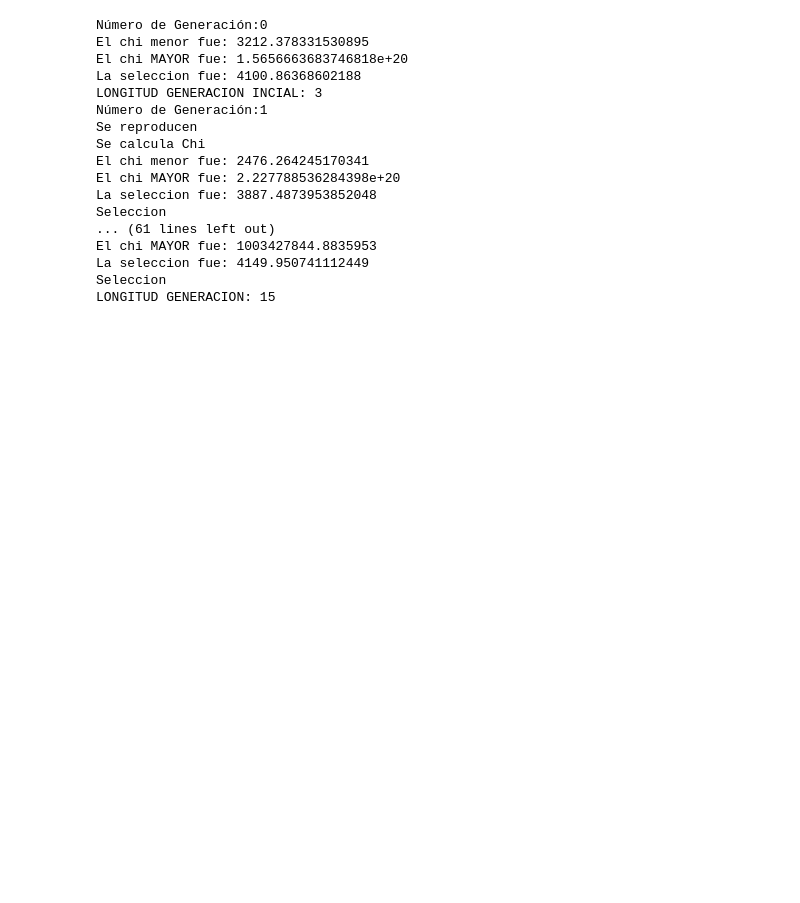
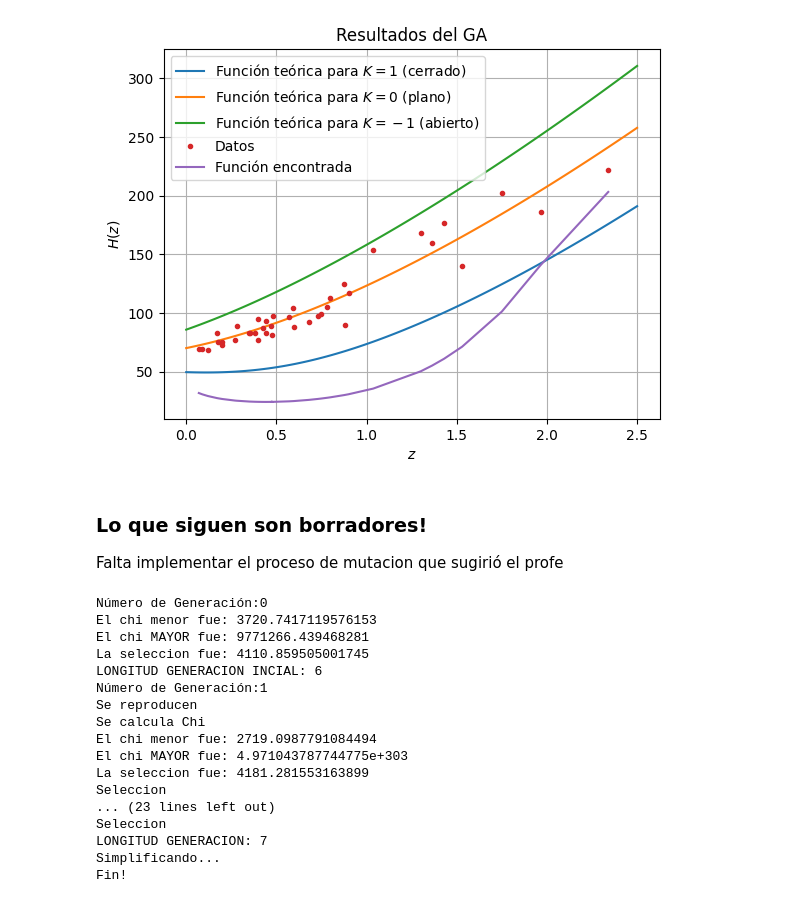
Before and after one commit to XimePS/Practica-DFI, a Jupyter notebook: Clase_GA.ipynb, the cells around one changed output. Saved outputs shown, nothing was run; the diff lists cells and outputs as text; code cells hidden in the pictures; blank space fills up the shorter version.

```diff
--- a/Clase_GA.ipynb
+++ b/Clase_GA.ipynb
@@ -237,0 +314,38 @@ La seleccion fue: 4376.568062521891
+# %%
+def H_bm(z, Omega_r, Omega_m, Omega_lambda, omega_DE, Omega_0):
+    return H_0*np.sqrt((Omega_r*(1+z)**(3*(1 + 1/3)) + Omega_m*(1+z)**3 + Omega_lambda*(1+z)**(3*(1+omega_DE)) + (1-Omega_0)*(1+z)**2))
+
+H_0 = 70
+O_r = 8.4*10**(-5)
+O_m = 0.3
+O_lambda = 0.7 - 8.4*10**(-5)
+o_DE = -1
+O_0 = [0.5, 1, 1.5]
+
+# Se crea un arreglo de z para la función teórica
+z_bu = np.linspace(0, 2.5, 100)
+
+# hub_data_3.txt
+H_teorico_plano = H_bm(z_bu,O_r, O_m, O_lambda, o_DE, O_0[1])
+H_teorico_cerrado = H_bm(z_bu,O_r, O_m, O_lambda, o_DE, O_0[2])
+H_teorico_abierto = H_bm(z_bu,O_r, O_m, O_lambda, o_DE, O_0[0])
+
+plt.plot(z_bu, H_teorico_cerrado, label = 'Función teórica para $K = 1$ (cerrado)')
+plt.plot(z_bu, H_teorico_plano, label = 'Función teórica para $K = 0$ (plano)')
+plt.plot(z_bu, H_teorico_abierto, label = 'Función teórica para $K = -1$ (abierto)')
+
+
+plt.plot(z, H, '.', label = 'Datos')
+plt.plot(z, evaluada, label = 'Función encontrada')
+plt.legend()
+plt.xlabel('$z$')
+plt.ylabel('$H(z)$')
+plt.title('Resultados del GA')
+plt.grid(True)
+plt.show()
+# %% [output]
+[figure, added]
+# %% [markdown]
+### Lo que siguen son borradores!
+
+Falta implementar el proceso de mutacion que sugirió el profe
@@ -238,23 +354,25 @@ La seleccion fue: 4376.568062521891
 # %%
-intento1 = A.Iteracion(10, 20, 10, z, H, desv, 6)
+intento1 = A.Iteracion(5, 20, 10, z, H, desv, 6)
+
+# 5 generaciones = 3s
 # %% [output]
 Número de Generación:0
-El chi menor fue: 3212.378331530895
-El chi MAYOR fue: 1.5656663683746818e+20
-La seleccion fue: 4100.86368602188
-LONGITUD GENERACION INCIAL: 3
+El chi menor fue: 3720.7417119576153
+El chi MAYOR fue: 9771266.439468281
+La seleccion fue: 4110.859505001745
+LONGITUD GENERACION INCIAL: 6
 Número de Generación:1
 Se reproducen
 Se calcula Chi
-El chi menor fue: 2476.264245170341
-El chi MAYOR fue: 2.227788536284398e+20
-La seleccion fue: 3887.4873953852048
+El chi menor fue: 2719.0987791084494
+El chi MAYOR fue: 4.971043787744775e+303
+La seleccion fue: 4181.281553163899
 Seleccion
-... (61 lines left out)
-El chi MAYOR fue: 1003427844.8835953
-La seleccion fue: 4149.950741112449
+... (23 lines left out)
 Seleccion
-LONGITUD GENERACION: 15
+LONGITUD GENERACION: 7
+Simplificando...
+Fin!
 # %%
 Chi = np.zeros(len(intento1[0]))
 x = symbols('x')
```
Also changed, not shown: parts of 10 cells of this notebook.
